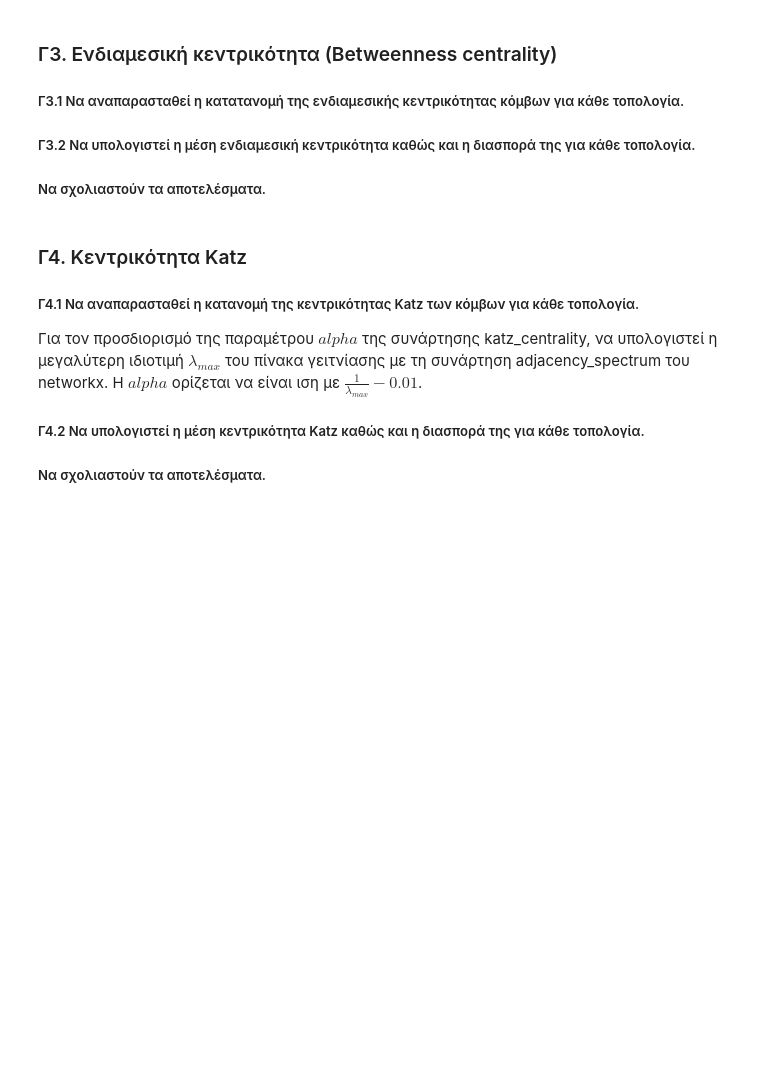
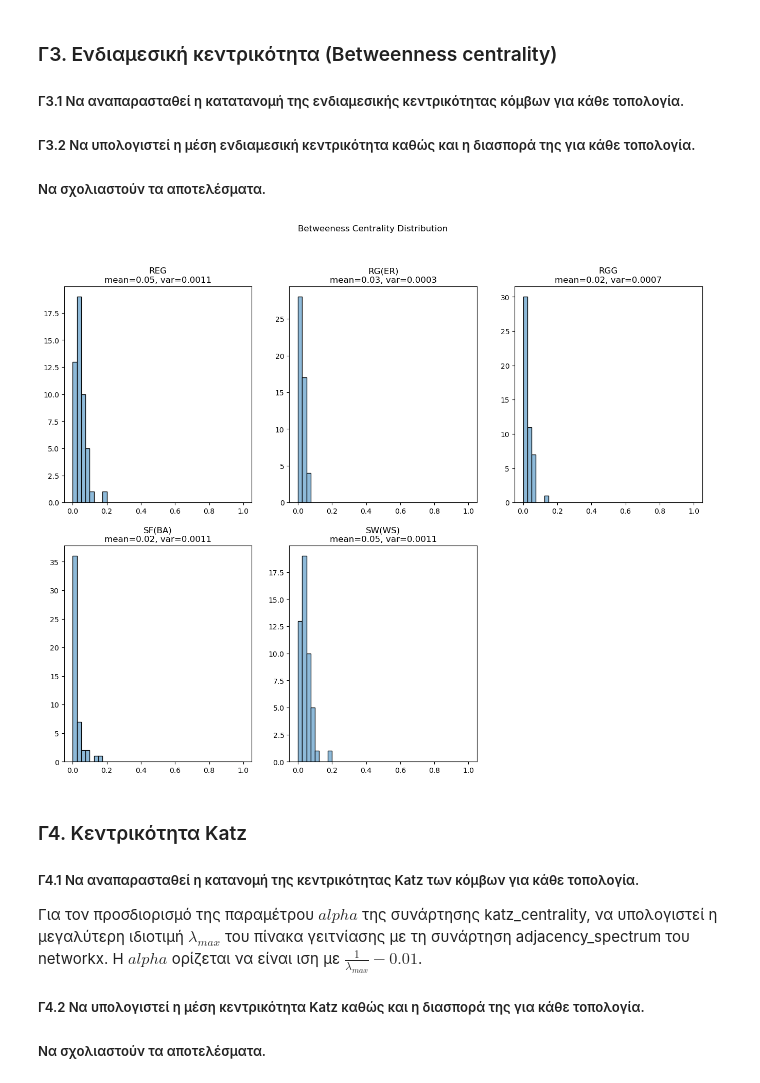
Before and after one commit to k-papadakis/social-network-analysis, a Jupyter notebook: lab1/lab1_student_version.ipynb, the cells around one changed output. Drawn from its saved outputs; the diff is of its cells as text; code cells hidden in the pictures; blank space fills up the shorter version.

```diff
--- a/lab1/lab1_student_version.ipynb
+++ b/lab1/lab1_student_version.ipynb
@@ -385,3 +403,7 @@ def find_betweenness(G):
+# %%
+plot_grid(graphs, plot_centrality_distribution(nx.betweenness_centrality), 'Betweeness Centrality Distribution')
+# %% [output]
+[figure, added]
 # %% [markdown]
 ### Γ4. Kεντρικότητα Katz
 ##### Γ4.1 Να αναπαρασταθεί η κατανομή της κεντρικότητας Katz των κόμβων για κάθε τοπολογία.
```
Also changed, not shown: parts of 27 cells of this notebook.
